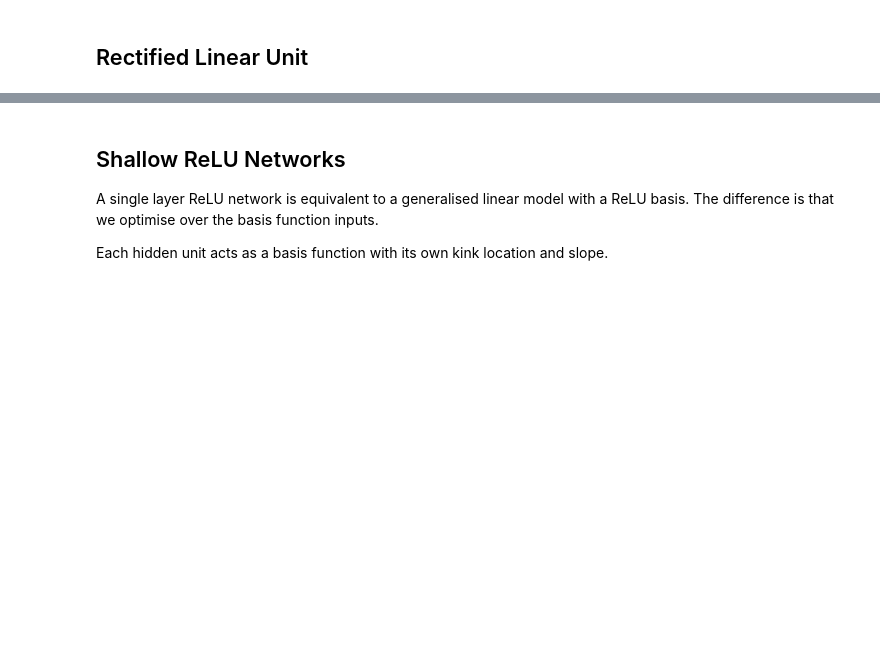
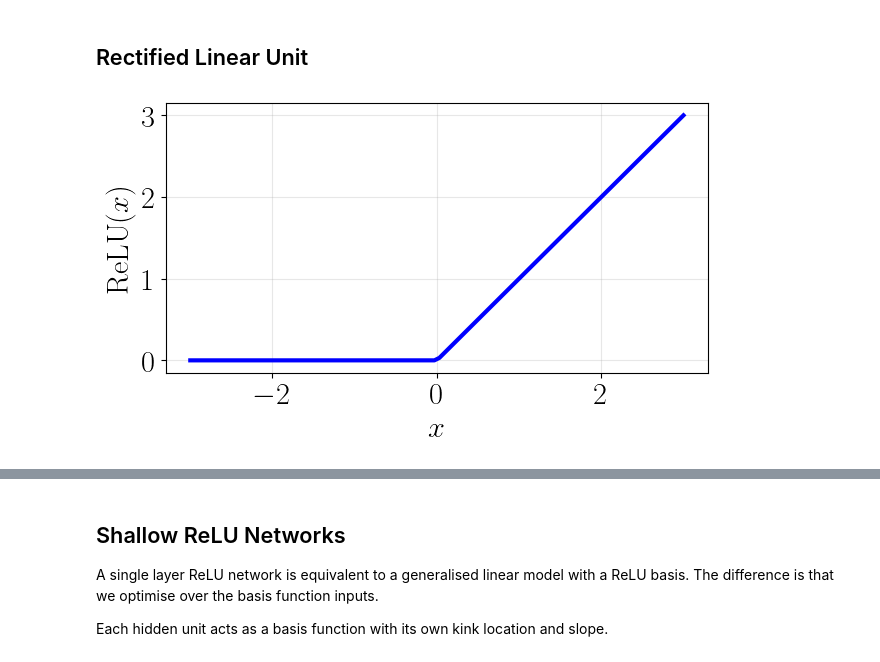
Before and after one commit to mlatcl/mlfc, a Jupyter notebook: _notebooks/04-03-deep-architectures-and-automatic-differentiation.ipynb, the cells around one changed output, grey strips where cells are left out. Cells and saved outputs as stored; diff of their text form; code cells hidden in the pictures; blank space fills up the shorter version.

```diff
--- a/_notebooks/04-03-deep-architectures-and-automatic-differentiation.ipynb
+++ b/_notebooks/04-03-deep-architectures-and-automatic-differentiation.ipynb
@@ -259,3 +566,34 @@ file_path = inspect.getfile(relu_activation)
+# %%
+# %load -s ReLUActivation /opt/anaconda3/envs/py311/lib/python3.11/site-packages/mlai/mlai.py
+class ReLUActivation(Activation):
+    """
+    ReLU activation function with gradient.
+
+    ReLU (Rectified Linear Unit) activation function that returns max(0, x)
+    with appropriate gradient computation.
+    """
+
+    def forward(self, x):
+        """
+        Forward pass: ReLU activation.
+
+        :param x: Input array
+        :type x: numpy.ndarray
+        :returns: ReLU activated array
+        :rtype: numpy.ndarray
+        """
+        return x * (x > 0)
+
+    def gradient(self, x):
+        """
+        Gradient of ReLU activation.
+
+        :param x: Input array
+        :type x: numpy.ndarray
+        :returns: Gradient array (1 where x > 0, 0 elsewhere)
+        :rtype: numpy.ndarray
+        """
+        return (x > 0).astype(float)
 # %%
 import numpy as np
 import matplotlib.pyplot as plt
@@ -264,14 +602,16 @@ import mlai.plot as plot
 # %%
 fig, ax = plt.subplots(figsize=plot.wide_figsize)
 x = np.linspace(-3, 3, 100)
-y = relu_activation(x)
+act = ReLUActivation().forward(x)
 
-ax.plot(x, y, 'b-', linewidth=3)
+ax.plot(x, act, 'b-', linewidth=3)
 ax.set_xlabel('$x$')
 ax.set_ylabel('$\operatorname{ReLU}(x)$')
 ax.grid(True, alpha=0.3)
 
 mlai.write_figure(filename='relu-activation.svg', directory='./deepnn')
+# %% [output]
+[figure, added]
 # %% [markdown]
 <img src="https://mlatcl.github.io/mlfc/./slides/diagrams//deepnn/relu-activation.svg" class="" width="60%" style="vertical-align:middle;">
 
```
Also changed, not shown: parts of 118 cells of this notebook, 14 other files.
